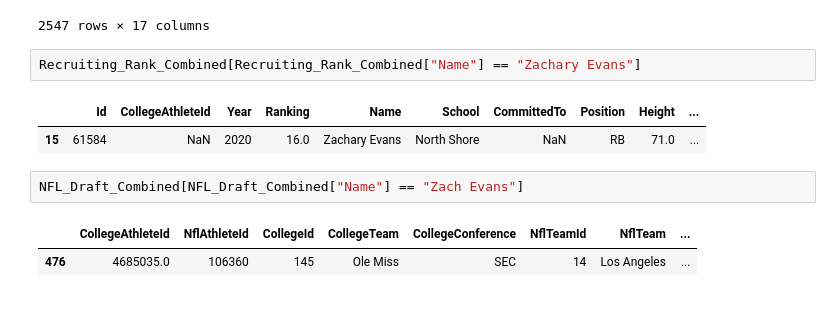
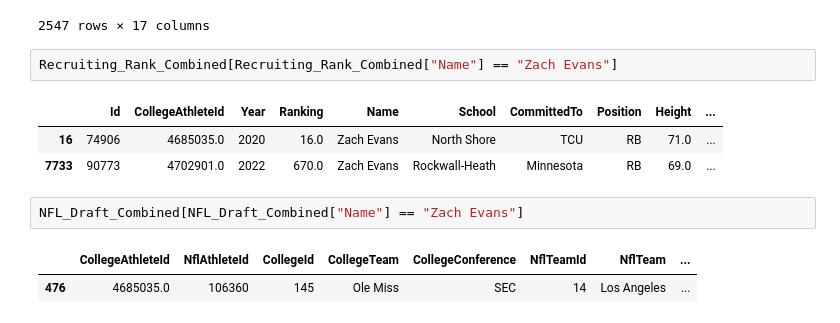
Before and after one commit to JBHines/College_Football, a Jupyter notebook: Capstone.ipynb, the cells around one changed output. Saved outputs shown, nothing was run; the diff lists cells and outputs as text.

```diff
--- a/Capstone.ipynb
+++ b/Capstone.ipynb
@@ -201,10 +201,11 @@ Recruiting_Rank_Combined[Recruiting_Rank_Combined["CommittedTo"].isnull()]
 | 13470 | 49519 | NaN | 2019 | NaN | Joseph Goins Jr. | National Christian Academy | NaN | RB | 70.0 | ... |
 2547 rows × 17 columns
 # %%
-Recruiting_Rank_Combined[Recruiting_Rank_Combined["Name"] == "Zachary Evans"]
+Recruiting_Rank_Combined[Recruiting_Rank_Combined["Name"] == "Zach Evans"]
 # %% [output]
 |  | Id | CollegeAthleteId | Year | Ranking | Name | School | CommittedTo | Position | Height | ... |
-| 15 | 61584 | NaN | 2020 | 16.0 | Zachary Evans | North Shore | NaN | RB | 71.0 | ... |
+| 16 | 74906 | 4685035.0 | 2020 | 16.0 | Zach Evans | North Shore | TCU | RB | 71.0 | ... |
+| 7733 | 90773 | 4702901.0 | 2022 | 670.0 | Zach Evans | Rockwall-Heath | Minnesota | RB | 69.0 | ... |
 # %%
 NFL_Draft_Combined[NFL_Draft_Combined["Name"] == "Zach Evans"]
 # %% [output]
```
Also changed, not shown: parts of 5 cells of this notebook, 1 other file.
